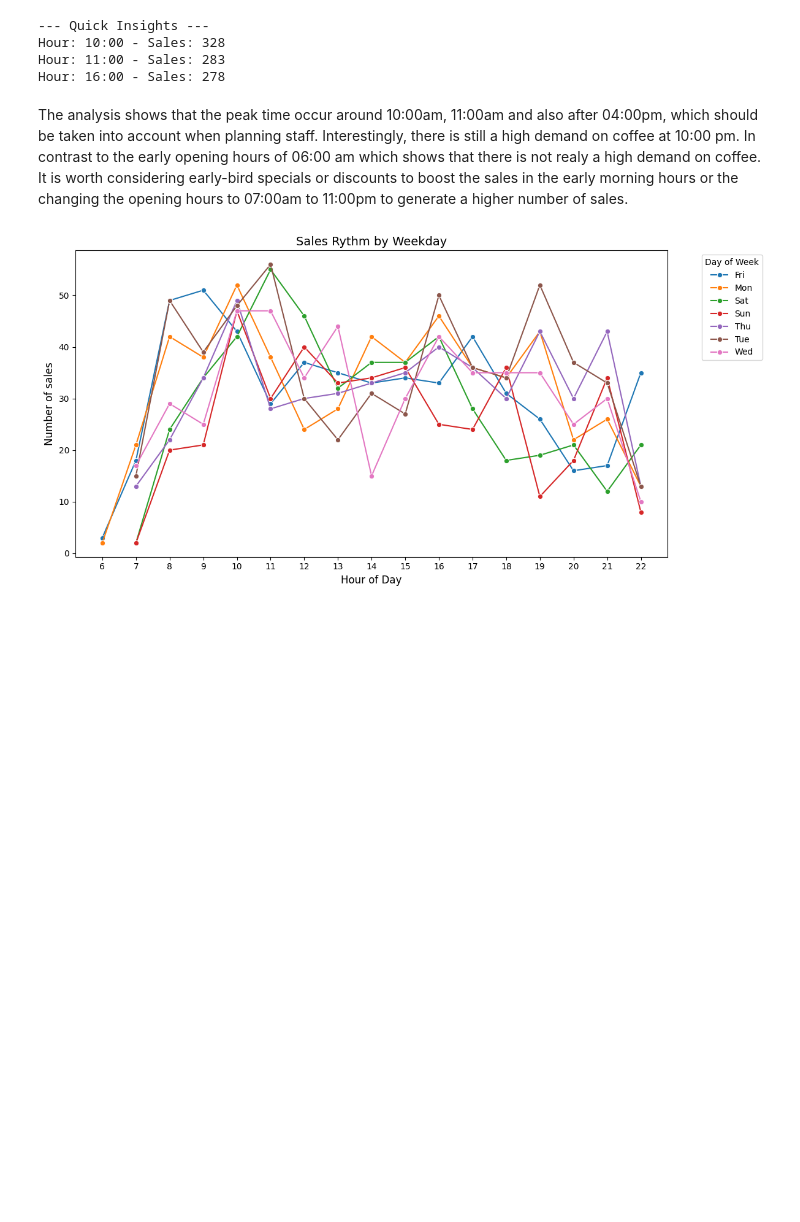
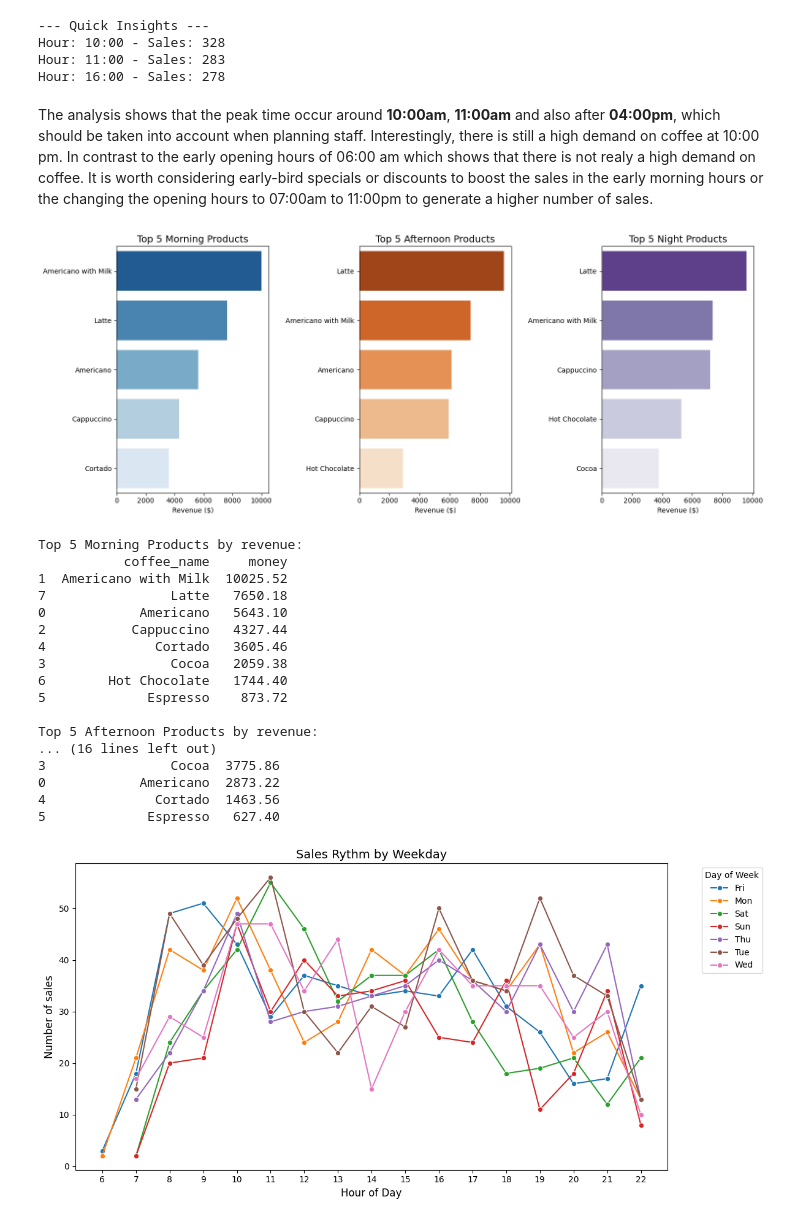
Before and after one commit to clia7/Coffee-Sales-Analysis, a Jupyter notebook: coffee-sales-eda.ipynb, the cells around one changed output. Drawn from its saved outputs; the diff is of its cells as text; code cells hidden in the pictures; blank space fills up the shorter version.

Commit message:
Kaggle Notebook | Coffee Sales EDA | Version 8

```diff
--- a/coffee-sales-eda.ipynb
+++ b/coffee-sales-eda.ipynb
@@ -190,7 +190,76 @@ Hour: 10:00 - Sales: 328
 Hour: 11:00 - Sales: 283
 Hour: 16:00 - Sales: 278
 # %% [markdown]
-The analysis shows that the peak time occur around 10:00am, 11:00am and also after 04:00pm, which should be taken into account when planning staff. Interestingly, there is still a high demand on coffee at 10:00 pm. In contrast to the early opening hours of 06:00 am which shows that there is not realy a high demand on coffee. It is worth considering early-bird specials or discounts to boost the sales in the early morning hours or the changing the opening hours to 07:00am to 11:00pm to generate a higher number of sales.
+The analysis shows that the peak time occur around **10:00am**, **11:00am** and also after **04:00pm**, which should be taken into account when planning staff. Interestingly, there is still a high demand on coffee at 10:00 pm. In contrast to the early opening hours of 06:00 am which shows that there is not realy a high demand on coffee. It is worth considering early-bird specials or discounts to boost the sales in the early morning hours or the changing the opening hours to 07:00am to 11:00pm to generate a higher number of sales.
+# %%
+# Comparing Morning, Afternoon and Night Revenue Trends
+morning_df = (df[df['Time_of_Day'] == 'Morning']
+              .groupby('coffee_name')
+              ['money'].sum().reset_index().sort_values(by='money', ascending=False))
+afternoon_df = (df[df['Time_of_Day'] == 'Afternoon']
+              .groupby('coffee_name')
+                ['money'].sum().reset_index().sort_values(by='money', ascending=False))
+night_df = (df[df['Time_of_Day'] == 'Night']
+              .groupby('coffee_name')
+              ['money'].sum().reset_index().sort_values(by='money', ascending=False))
+
+# Visualize these trends with a subplot
+fig, (ax1, ax2, ax3) = plt.subplots(1,3, figsize=(15,6))
+
+# Morning Bar Chart
+sns.barplot(data=morning_df.head(5),
+            x='money', y='coffee_name',
+            ax=ax1,
+            palette='Blues_r', hue='coffee_name')
+ax1.set_title('Top 5 Morning Products', fontsize=14)
+ax1.set_xlabel('Revenue ($)', fontsize=10)
+ax1.set_ylabel('')
+
+# Afternoon Bar Chart
+sns.barplot(data=afternoon_df.head(5),
+            x='money', y='coffee_name',
+            ax=ax2,
+            palette='Oranges_r', hue='coffee_name')
+ax2.set_title('Top 5 Afternoon Products', fontsize=14)
+ax2.set_xlabel('Revenue ($)', fontsize=10)
+ax2.set_ylabel('')
+
+# Night Bar Chart
+sns.barplot(data=night_df.head(5),
+            x='money', y='coffee_name',
+            ax=ax3,
+            palette='Purples_r', hue='coffee_name')
+ax3.set_title('Top 5 Night Products', fontsize=14)
+ax3.set_xlabel('Revenue ($)', fontsize=10)
+ax3.set_ylabel('')
+
+
+plt.tight_layout()
+plt.show()
+
+#Output
+print(f'Top 5 Morning Products by revenue:\n{morning_df}\n')
+print(f'Top 5 Afternoon Products by revenue:\n{afternoon_df}\n')
+print(f'Top 5 Night Products by revenue:\n{night_df}\n')
+# %% [output]
+[figure, added]
+Top 5 Morning Products by revenue:
+           coffee_name     money
+1  Americano with Milk  10025.52
+7                Latte   7650.18
+0            Americano   5643.10
+2           Cappuccino   4327.44
+4              Cortado   3605.46
+3                Cocoa   2059.38
+6        Hot Chocolate   1744.40
+5             Espresso    873.72
+
+Top 5 Afternoon Products by revenue:
+... (16 lines left out)
+3                Cocoa  3775.86
+0            Americano  2873.22
+4              Cortado  1463.56
+5             Espresso   627.40
 # %%
 # Checking if the peak times are consistent, visualize each day indivdually.
 sales_rythm = df.groupby(['hour_of_day', 'Weekday'])['money'].count().reset_index()
```
Also changed, not shown: parts of 5 cells of this notebook.
